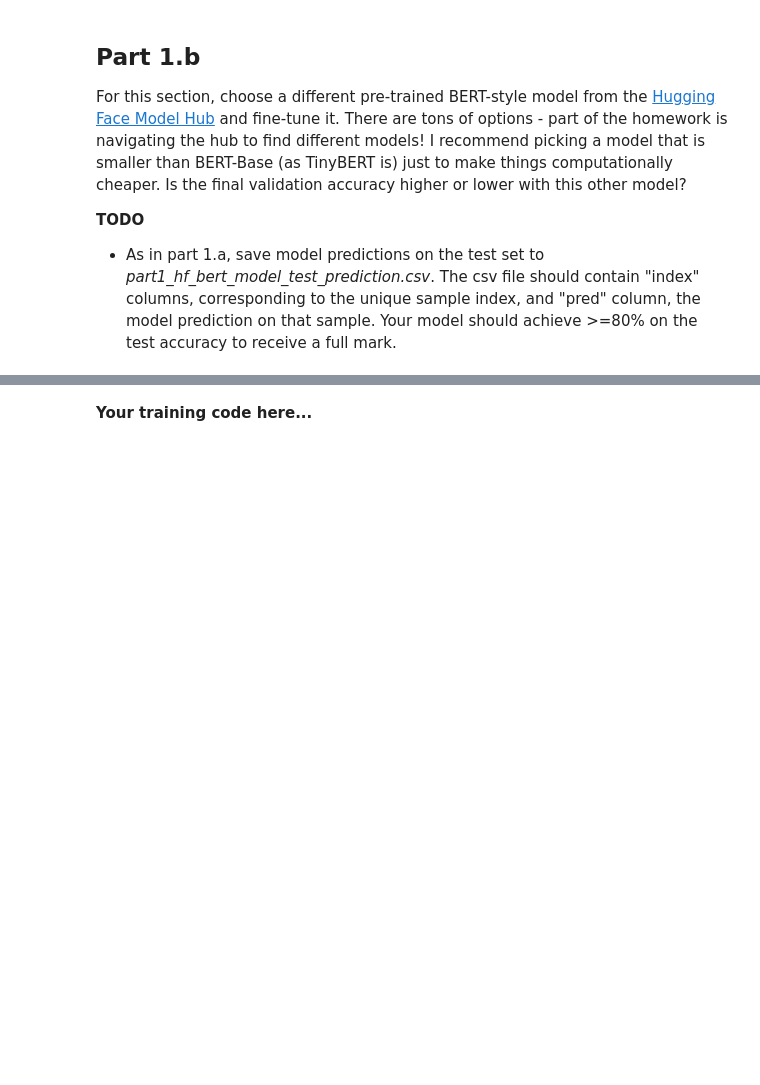
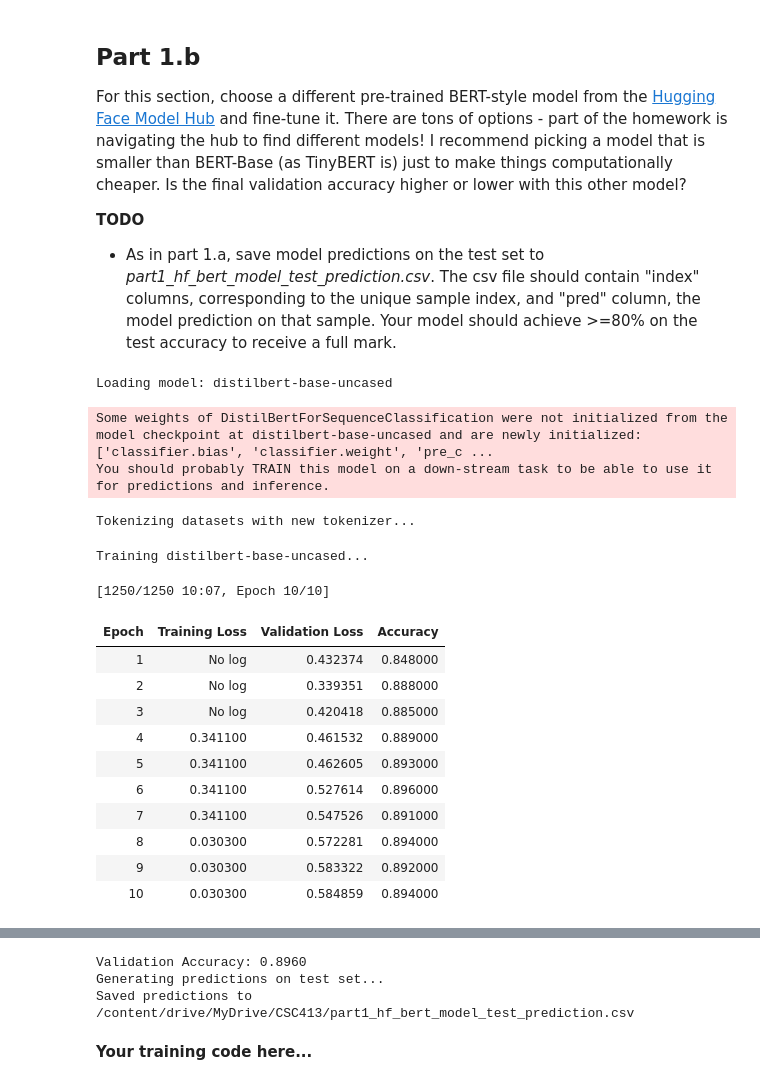
Before and after one commit to AfraAd/CSC413-Homeworks, a Jupyter notebook: Fall25_Hw8_transformer_part1.ipynb, the cells around one changed output, grey strips where cells are left out. Cells and saved outputs as stored; diff of their text form; code cells hidden in the pictures; blank space fills up the shorter version.

```diff
--- a/Fall25_Hw8_transformer_part1.ipynb
+++ b/Fall25_Hw8_transformer_part1.ipynb
@@ -208,50 +229,66 @@ if __name__ == '__main__':
 
     # Training arguments
     training_args_hf = TrainingArguments(
-        output_dir=f"{SAVE_PATH}/hf_bert_results",
-        evaluation_strategy="epoch",
-        save_strategy="epoch",
-        learning_rate=3e-5,
+        output_dir=f"{SAVE_PATH}/tinybert_results",
+        eval_strategy="epoch",
+        learning_rate=5e-5,
         per_device_train_batch_size=32,
         per_device_eval_batch_size=64,
-        num_train_epochs=3,
+        num_train_epochs=10,
         weight_decay=0.01,
         warmup_ratio=0.1,
         load_best_model_at_end=True,
         metric_for_best_model="accuracy",
-        logging_steps=100,
-        save_total_limit=2,
+        save_strategy = "epoch"
     )
 
     # Trainer
     trainer_hf = Trainer(
         model=model_hf,
         args=training_args_hf,
         train_dataset=tokenized_datasets_hf["train"],
         eval_dataset=tokenized_datasets_hf["validation"],
         tokenizer=tokenizer_hf,
         data_collator=data_collator_hf,
         compute_metrics=compute_metrics,  # Reuse from Part 1.a
     )
 
     # Train
     print(f"Training {HF_BERT_BASED_MODEL}...")
     trainer_hf.train()
 
     # Evaluate
     eval_results_hf = trainer_hf.evaluate()
     print(f"Validation Accuracy: {eval_results_hf['eval_accuracy']:.4f}")
 
     # Predict on test set
     print("Generating predictions on test set...")
-    test_predictions_hf = trainer_hf.predict(tokenized_datasets_hf["test"])
+    test_predictions_hf = trainer_hf.predict(tokenized_datasets_hf["test"].remove_columns(["label"]))
     test_preds_hf = np.argmax(test_predictions_hf.predictions, axis=1)
 
     # Save predictions to CSV
     part1_hf_bert_pred = pd.DataFrame({
         'index': range(len(test_preds_hf)),
         'pred': test_preds_hf
     })
     part1_hf_bert_pred.to_csv(f"{SAVE_PATH}/part1_hf_bert_model_test_prediction.csv", index=False)
     print(f"Saved predictions to {SAVE_PATH}/part1_hf_bert_model_test_prediction.csv")
     #########################################
+# %% [output]
+Loading model: distilbert-base-uncased
+Some weights of DistilBertForSequenceClassification were not initialized from the model checkpoint at distilbert-base-uncased and are newly initialized: ['classifier.bias', 'classifier.weight', 'pre_c ...
+You should probably TRAIN this model on a down-stream task to be able to use it for predictions and inference.
+Tokenizing datasets with new tokenizer...
+Training distilbert-base-uncased...
+[1250/1250 10:07, Epoch 10/10]
+| Epoch | Training Loss | Validation Loss | Accuracy |
+| 1 | No log | 0.432374 | 0.848000 |
+| 2 | No log | 0.339351 | 0.888000 |
+| 3 | No log | 0.420418 | 0.885000 |
+| 4 | 0.341100 | 0.461532 | 0.889000 |
+| 5 | 0.341100 | 0.462605 | 0.893000 |
+| 6 | 0.341100 | 0.527614 | 0.896000 |
+| 7 | 0.341100 | 0.547526 | 0.891000 |
+| 8 | 0.030300 | 0.572281 | 0.894000 |
+| 9 | 0.030300 | 0.583322 | 0.892000 |
+| 10 | 0.030300 | 0.584859 | 0.894000 |
@@ -258,3 +296,6 @@ if __name__ == '__main__':
+Validation Accuracy: 0.8960
+Generating predictions on test set...
+Saved predictions to /content/drive/MyDrive/CSC413/part1_hf_bert_model_test_prediction.csv
 # %% [markdown]
 **Your training code here...**
 # %% [markdown]
```
Also changed, not shown: parts of 6 cells of this notebook.
